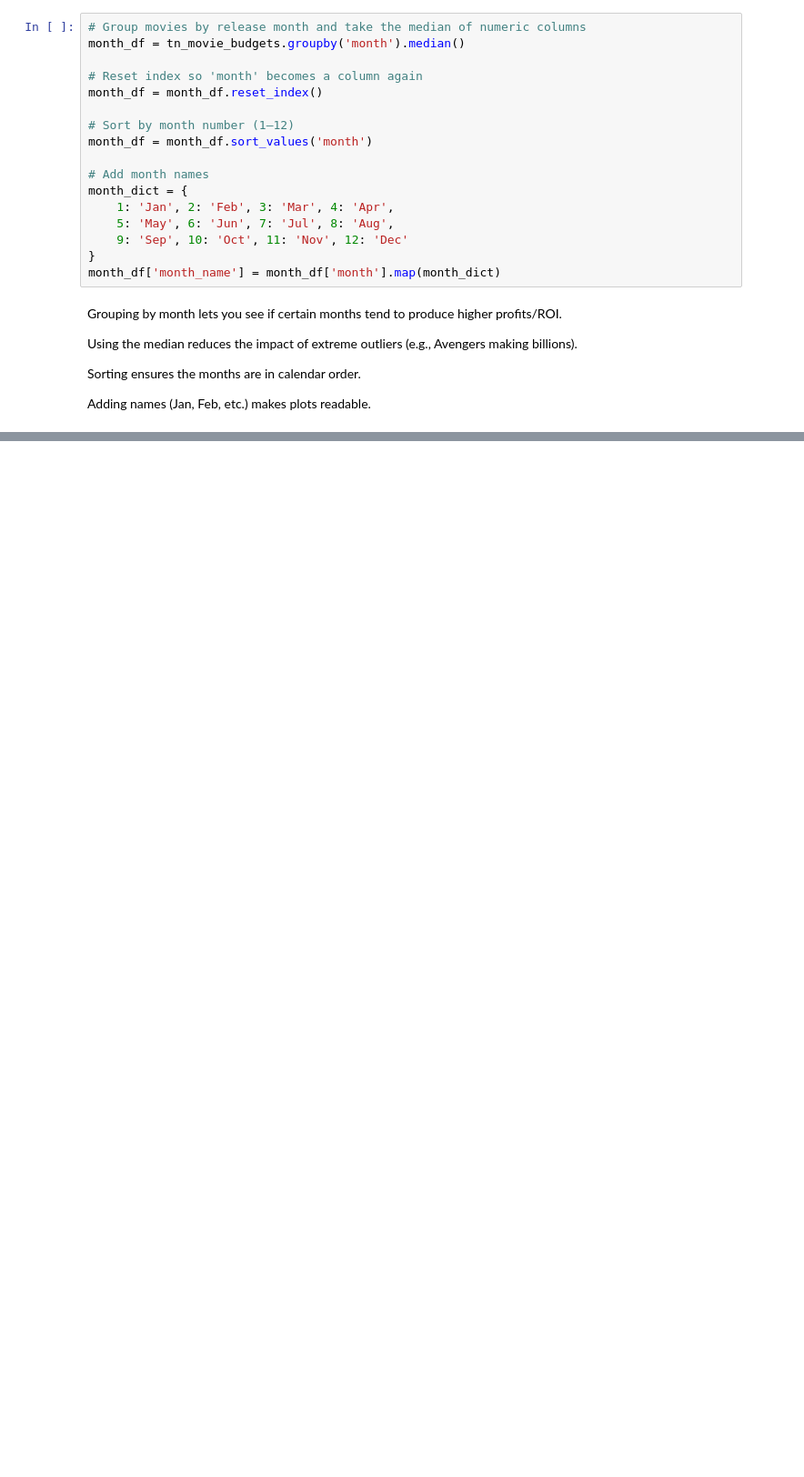
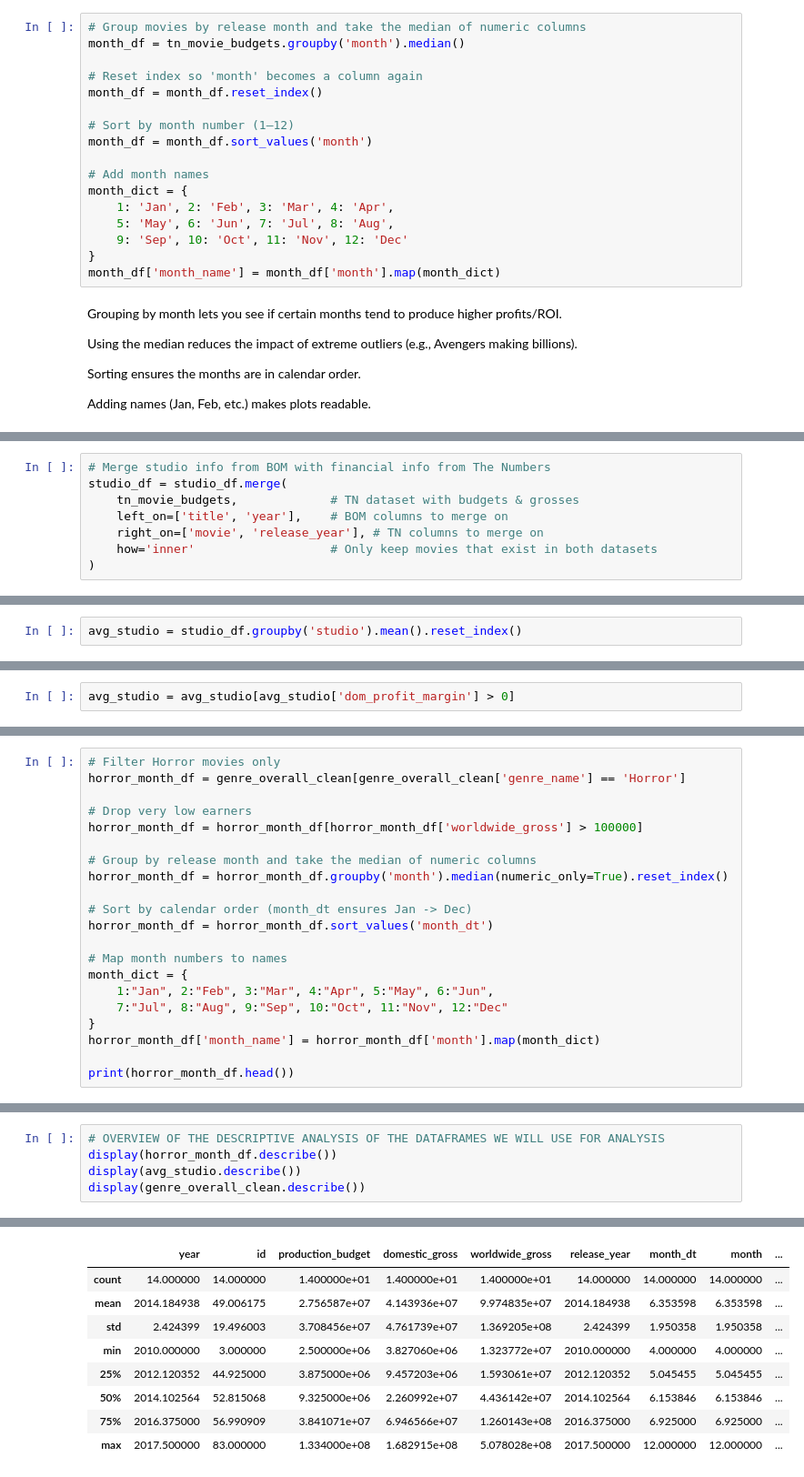
Before and after one commit to Ray-Onsongo/movie-data-analysis, a Jupyter notebook: movie-data-analysis.ipynb, the cells around one changed output, grey strips where cells are left out. Shown at 91% size. Cells and saved outputs as stored; diff of their text form; blank space fills up the shorter version.

```diff
--- a/movie-data-analysis.ipynb
+++ b/movie-data-analysis.ipynb
@@ -635,0 +771,8 @@ Adding names (Jan, Feb, etc.) makes plots readable.
+# %%
+# Merge studio info from BOM with financial info from The Numbers
+studio_df = studio_df.merge(
+    tn_movie_budgets,             # TN dataset with budgets & grosses
+    left_on=['title', 'year'],    # BOM columns to merge on
+    right_on=['movie', 'release_year'], # TN columns to merge on
+    how='inner'                   # Only keep movies that exist in both datasets
+)
@@ -635,0 +812,2 @@ Adding names (Jan, Feb, etc.) makes plots readable.
+# %%
+avg_studio = studio_df.groupby('studio').mean().reset_index()
@@ -635,0 +826,2 @@ Adding names (Jan, Feb, etc.) makes plots readable.
+# %%
+avg_studio = avg_studio[avg_studio['dom_profit_margin'] > 0]
@@ -635,0 +1087,21 @@ Adding names (Jan, Feb, etc.) makes plots readable.
+# %%
+# Filter Horror movies only
+horror_month_df = genre_overall_clean[genre_overall_clean['genre_name'] == 'Horror']
+
+# Drop very low earners
+horror_month_df = horror_month_df[horror_month_df['worldwide_gross'] > 100000]
+
+# Group by release month and take the median of numeric columns
+horror_month_df = horror_month_df.groupby('month').median(numeric_only=True).reset_index()
+
+# Sort by calendar order (month_dt ensures Jan -> Dec)
+horror_month_df = horror_month_df.sort_values('month_dt')
+
+# Map month numbers to names
+month_dict = {
+    1:"Jan", 2:"Feb", 3:"Mar", 4:"Apr", 5:"May", 6:"Jun",
+    7:"Jul", 8:"Aug", 9:"Sep", 10:"Oct", 11:"Nov", 12:"Dec"
+}
+horror_month_df['month_name'] = horror_month_df['month'].map(month_dict)
+
+print(horror_month_df.head())
@@ -635,0 +1130,6 @@ Adding names (Jan, Feb, etc.) makes plots readable.
+# %%
+# OVERVIEW OF THE DESCRIPTIVE ANALYSIS OF THE DATAFRAMES WE WILL USE FOR ANALYSIS
+display(horror_month_df.describe())
+display(avg_studio.describe())
+display(genre_overall_clean.describe())
+# %% [output]
@@ -635,0 +1145,9 @@ Adding names (Jan, Feb, etc.) makes plots readable.
+|  | year | id | production_budget | domestic_gross | worldwide_gross | release_year | month_dt | month | ... |
+| count | 14.000000 | 14.000000 | 1.400000e+01 | 1.400000e+01 | 1.400000e+01 | 14.000000 | 14.000000 | 14.000000 | ... |
+| mean | 2014.184938 | 49.006175 | 2.756587e+07 | 4.143936e+07 | 9.974835e+07 | 2014.184938 | 6.353598 | 6.353598 | ... |
+| std | 2.424399 | 19.496003 | 3.708456e+07 | 4.761739e+07 | 1.369205e+08 | 2.424399 | 1.950358 | 1.950358 | ... |
+| min | 2010.000000 | 3.000000 | 2.500000e+06 | 3.827060e+06 | 1.323772e+07 | 2010.000000 | 4.000000 | 4.000000 | ... |
+| 25% | 2012.120352 | 44.925000 | 3.875000e+06 | 9.457203e+06 | 1.593061e+07 | 2012.120352 | 5.045455 | 5.045455 | ... |
+| 50% | 2014.102564 | 52.815068 | 9.325000e+06 | 2.260992e+07 | 4.436142e+07 | 2014.102564 | 6.153846 | 6.153846 | ... |
+| 75% | 2016.375000 | 56.990909 | 3.841071e+07 | 6.946566e+07 | 1.260143e+08 | 2016.375000 | 6.925000 | 6.925000 | ... |
+| max | 2017.500000 | 83.000000 | 1.334000e+08 | 1.682915e+08 | 5.078028e+08 | 2017.500000 | 12.000000 | 12.000000 | ... |
```
Also changed, not shown: parts of 88 cells of this notebook.
